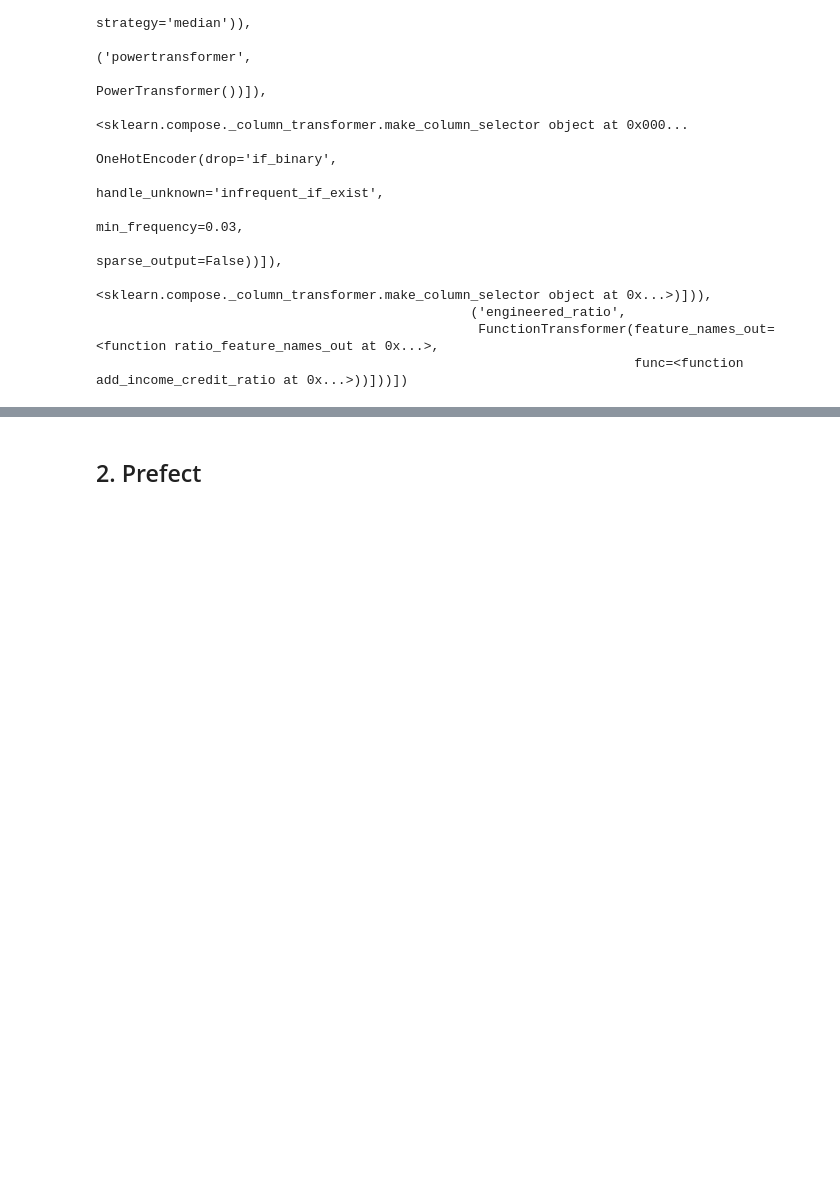
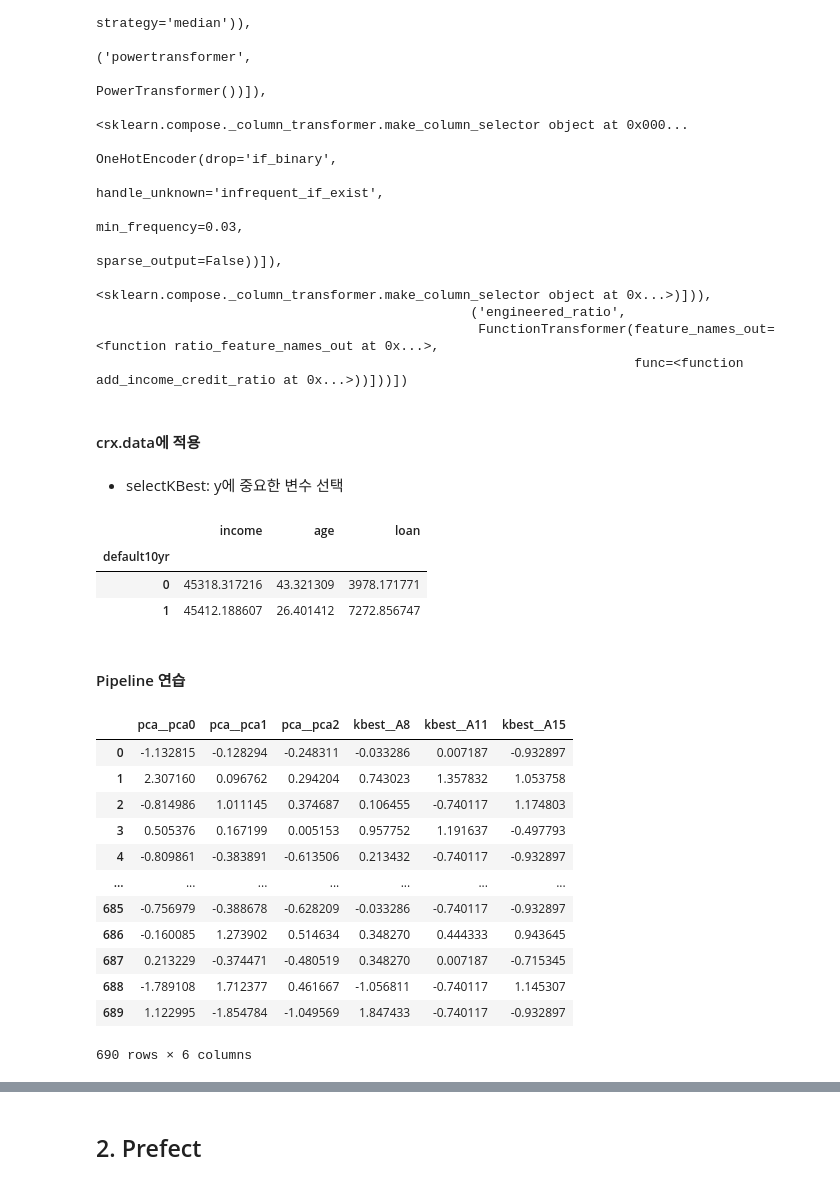
Before and after one commit to ws-l/hh_26_1, a Jupyter notebook: 3주차/HH_2026_3.ipynb, the cells around one changed output, grey strips where cells are left out. Saved outputs shown, nothing was run; the diff lists cells and outputs as text; code cells hidden in the pictures; blank space fills up the shorter version.

```diff
--- a/3주차/HH_2026_3.ipynb
+++ b/3주차/HH_2026_3.ipynb
@@ -237,3 +237,17 @@ joblib.dump(preprocessor, "pipe.pkl")  #pickle는 데이터가 크면 느릴 수
 joblib.dump(preprocessor, "pipe.joblib") #권장, 내부적으로 numpy array를 최적화해서 저장하여 빠르고 용량도 효율적
 test_pkl = joblib.load("pipe.pkl")
 test_joblib = joblib.load("pipe.joblib")
+# %% [markdown]
+#### crx.data에 적용
+# %% [markdown]
+- selectKBest: y에 중요한 변수 선택
+# %%
+import pandas as pd, numpy as np
+from sklearn.feature_selection import SelectKBest, f_classif
+df = pd.read_csv("creditset2.csv")
+df.groupby("default10yr").mean()
+# %% [output]
+|  | income | age | loan |
+| default10yr |  |  |  |
+| 0 | 45318.317216 | 43.321309 | 3978.171771 |
+| 1 | 45412.188607 | 26.401412 | 7272.856747 |
@@ -239,0 +260,2 @@ test_joblib = joblib.load("pipe.joblib")
+# %% [markdown]
+#### Pipeline 연습
@@ -239,0 +276,25 @@ test_joblib = joblib.load("pipe.joblib")
+# %%
+# 2) 수치: 결측 , log1p, 표준화 , (PCA,kBest) 병렬 결합
+num_pipe = Pipeline([
+    ("imp", SimpleImputer(strategy="median", add_indicator=True)),
+    ("log", FunctionTransformer(np.log1p, feature_names_out="one-to-one")),
+    ("sc",  StandardScaler()),
+    ("fu",  FeatureUnion([("pca", PCA(n_components=3)),
+                          ("kbest", SelectKBest(f_classif, k=3))])),
+])
+
+num_pipe.fit_transform( X.select_dtypes(include= "number"), y)
+# %% [output]
+|  | pca__pca0 | pca__pca1 | pca__pca2 | kbest__A8 | kbest__A11 | kbest__A15 |
+| 0 | -1.132815 | -0.128294 | -0.248311 | -0.033286 | 0.007187 | -0.932897 |
+| 1 | 2.307160 | 0.096762 | 0.294204 | 0.743023 | 1.357832 | 1.053758 |
+| 2 | -0.814986 | 1.011145 | 0.374687 | 0.106455 | -0.740117 | 1.174803 |
+| 3 | 0.505376 | 0.167199 | 0.005153 | 0.957752 | 1.191637 | -0.497793 |
+| 4 | -0.809861 | -0.383891 | -0.613506 | 0.213432 | -0.740117 | -0.932897 |
+| ... | ... | ... | ... | ... | ... | ... |
+| 685 | -0.756979 | -0.388678 | -0.628209 | -0.033286 | -0.740117 | -0.932897 |
+| 686 | -0.160085 | 1.273902 | 0.514634 | 0.348270 | 0.444333 | 0.943645 |
+| 687 | 0.213229 | -0.374471 | -0.480519 | 0.348270 | 0.007187 | -0.715345 |
+| 688 | -1.789108 | 1.712377 | 0.461667 | -1.056811 | -0.740117 | 1.145307 |
+| 689 | 1.122995 | -1.854784 | -1.049569 | 1.847433 | -0.740117 | -0.932897 |
+690 rows × 6 columns
```
Also changed, not shown: parts of 25 cells of this notebook.
